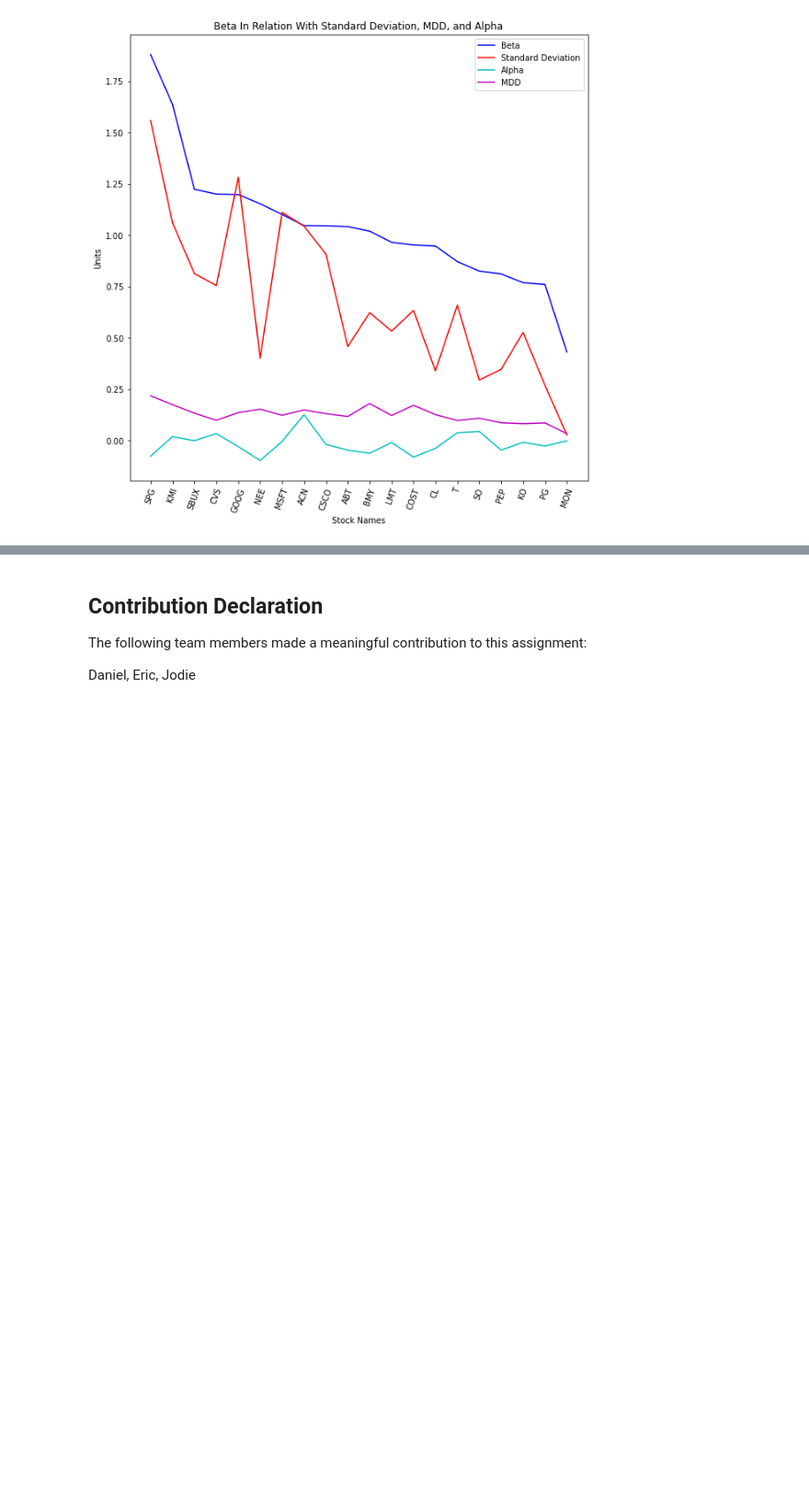
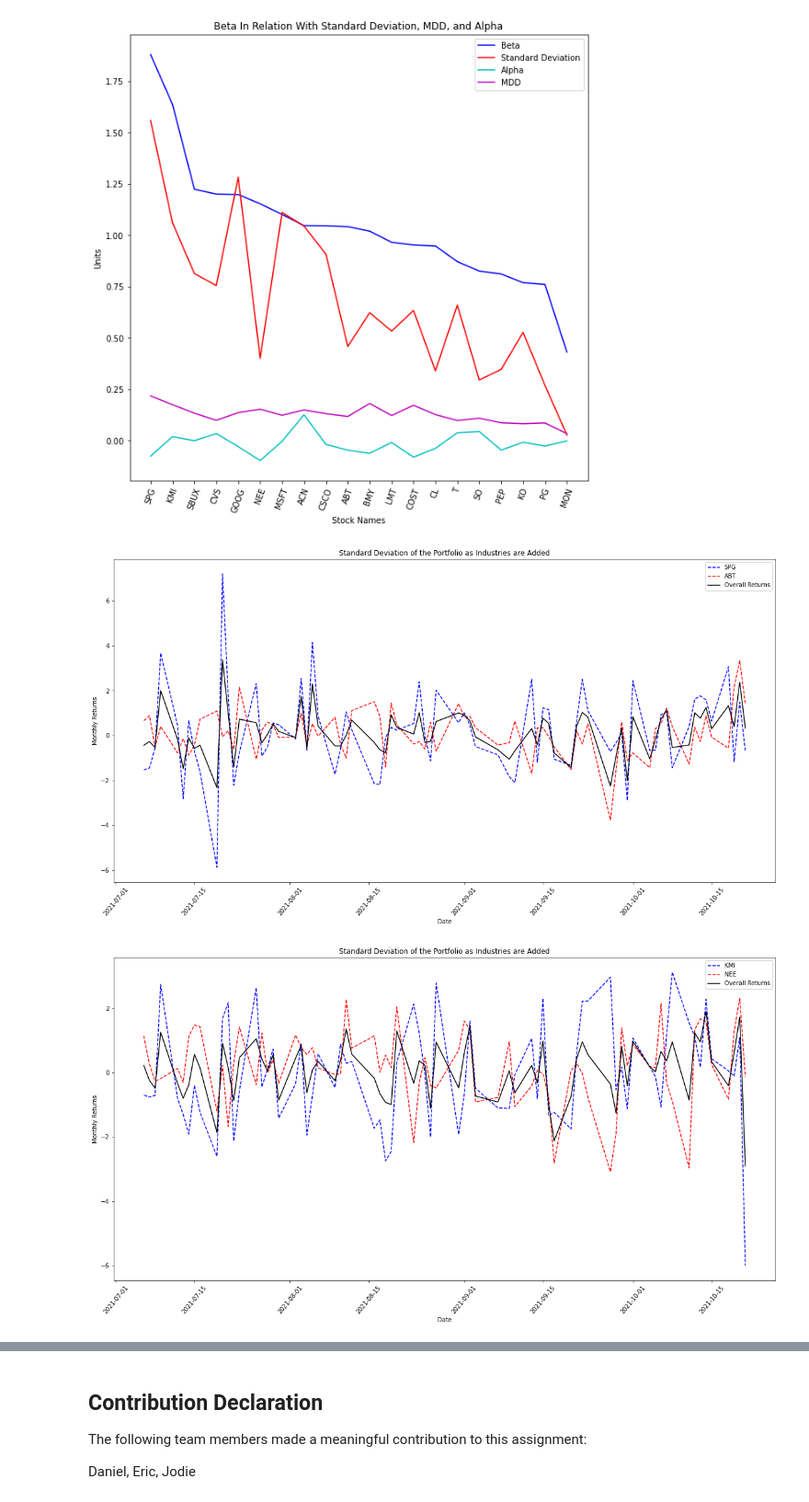
Before and after one commit to airickLeo/Personal-Algo-Bot, a Jupyter notebook: Team_15_Assignment.ipynb, the cells around one changed output, grey strips where cells are left out. Shown at 92% size. Cells and saved outputs as stored; diff of their text form; code cells hidden in the pictures; blank space fills up the shorter version.

```diff
--- a/Team_15_Assignment.ipynb
+++ b/Team_15_Assignment.ipynb
@@ -1067,3 +1082,31 @@ for x in range(len(list_tuple)):
                         if a > z and a != x:
                             ten_ten_ten_ten_twenty.append(check_quadruple(x,y,z,a,list_tuple))
 all_weights = fifty+fourty_ten+thirty_twenty+ten_twenty_twenty+thirty_ten_ten+ten_ten_ten_ten_twenty
+list_of_weights = min(all_weights)[1]
+# %%
+plt.rcParams["figure.figsize"] = (20,10)
+for x in range (len(list_tuple)):
+    if len(list_tuple[x]) == 2:
+        temp_frame = pd.DataFrame()
+        temp_frame['Daily Returns of '+list_tuple[x][0]] = hist_data['Close of '+list_tuple[x][0]].pct_change()* 100
+        temp_frame['Daily Returns of '+list_tuple[x][1]] = hist_data['Close of '+list_tuple[x][1]].pct_change()* 100
+        tot_frame = pd.DataFrame()
+        tot_frame = create_portfolio(list_tuple[x],100000*(5+list_of_weights[x]))
+        tot_frame['Balance'] = tot_frame.sum(axis=1)
+        tot_frame['Daily Returns']= tot_frame['Balance'].pct_change()* 100
+        plt.plot(temp_frame.index,temp_frame['Daily Returns of '+list_tuple[x][0]], ls='--', color='b',label = list_tuple[x][0])
+        plt.plot(temp_frame.index,temp_frame['Daily Returns of '+list_tuple[x][1]], ls='--', color='r',label = list_tuple[x][1])
+        plt.plot(tot_frame.index,tot_frame['Daily Returns'], ls='-', color='k',label = 'Overall Returns')
+    plt.title('Standard Deviation of the Portfolio as Industries are Added')
+    ## Formatting
+    plt.xlabel('Date')
+    plt.ylabel('Monthly Returns')
+    plt.xticks(rotation=50)
+    # Create legend
+    plt.legend(loc='best')
+    ## Display the graph
+    plt.show()
+plt.rcParams["figure.figsize"] = plt.rcParamsDefault["figure.figsize"]
+# %% [output]
+[figure, added]
+[figure, added]
```
Also changed, not shown: parts of 5 cells of this notebook, 1 other file.
